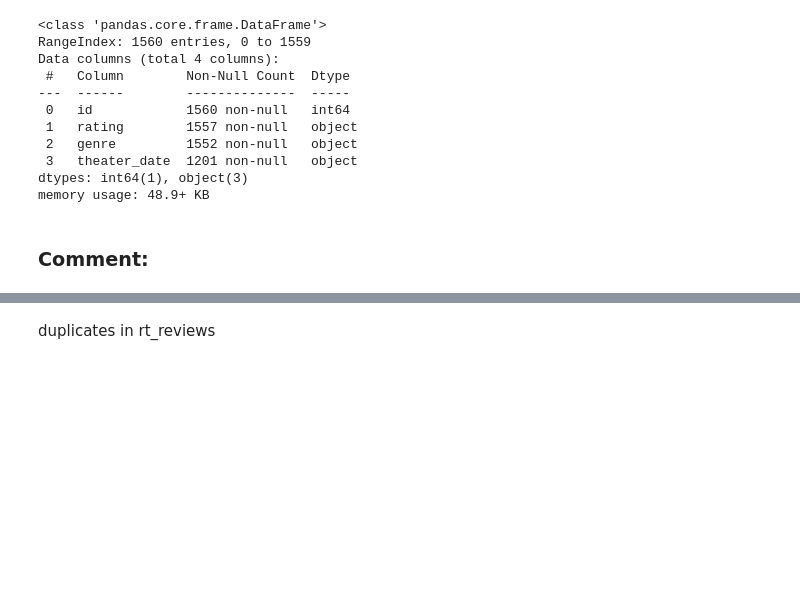
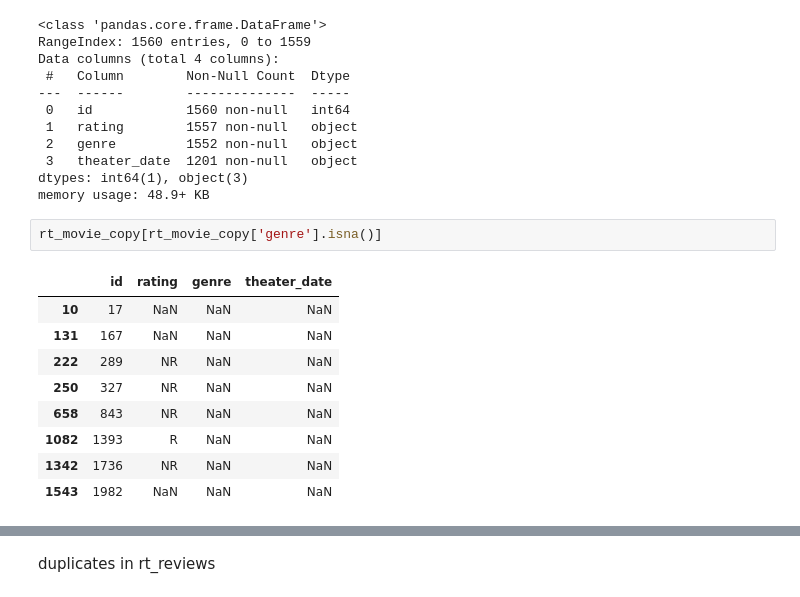
Before and after one commit to epradojr/Microsoft-Movie-Studio-Business-Proposition, a Jupyter notebook: draft_dsc-phase1-project.ipynb, the cells around one changed output, grey strips where cells are left out. Drawn from its saved outputs; the diff is of its cells as text; blank space fills up the shorter version.

Commit message:
add code/comment on draft

```diff
--- a/draft_dsc-phase1-project.ipynb
+++ b/draft_dsc-phase1-project.ipynb
@@ -200,5 +203,15 @@ Data columns (total 4 columns):
  3   theater_date  1201 non-null   object
 dtypes: int64(1), object(3)
 memory usage: 48.9+ KB
-# %% [markdown]
-### Comment:
+# %%
+rt_movie_copy[rt_movie_copy['genre'].isna()]
+# %% [output]
+|  | id | rating | genre | theater_date |
+| 10 | 17 | NaN | NaN | NaN |
+| 131 | 167 | NaN | NaN | NaN |
+| 222 | 289 | NR | NaN | NaN |
+| 250 | 327 | NR | NaN | NaN |
+| 658 | 843 | NR | NaN | NaN |
+| 1082 | 1393 | R | NaN | NaN |
+| 1342 | 1736 | NR | NaN | NaN |
+| 1543 | 1982 | NaN | NaN | NaN |
```
Also changed, not shown: parts of 11 cells of this notebook.
